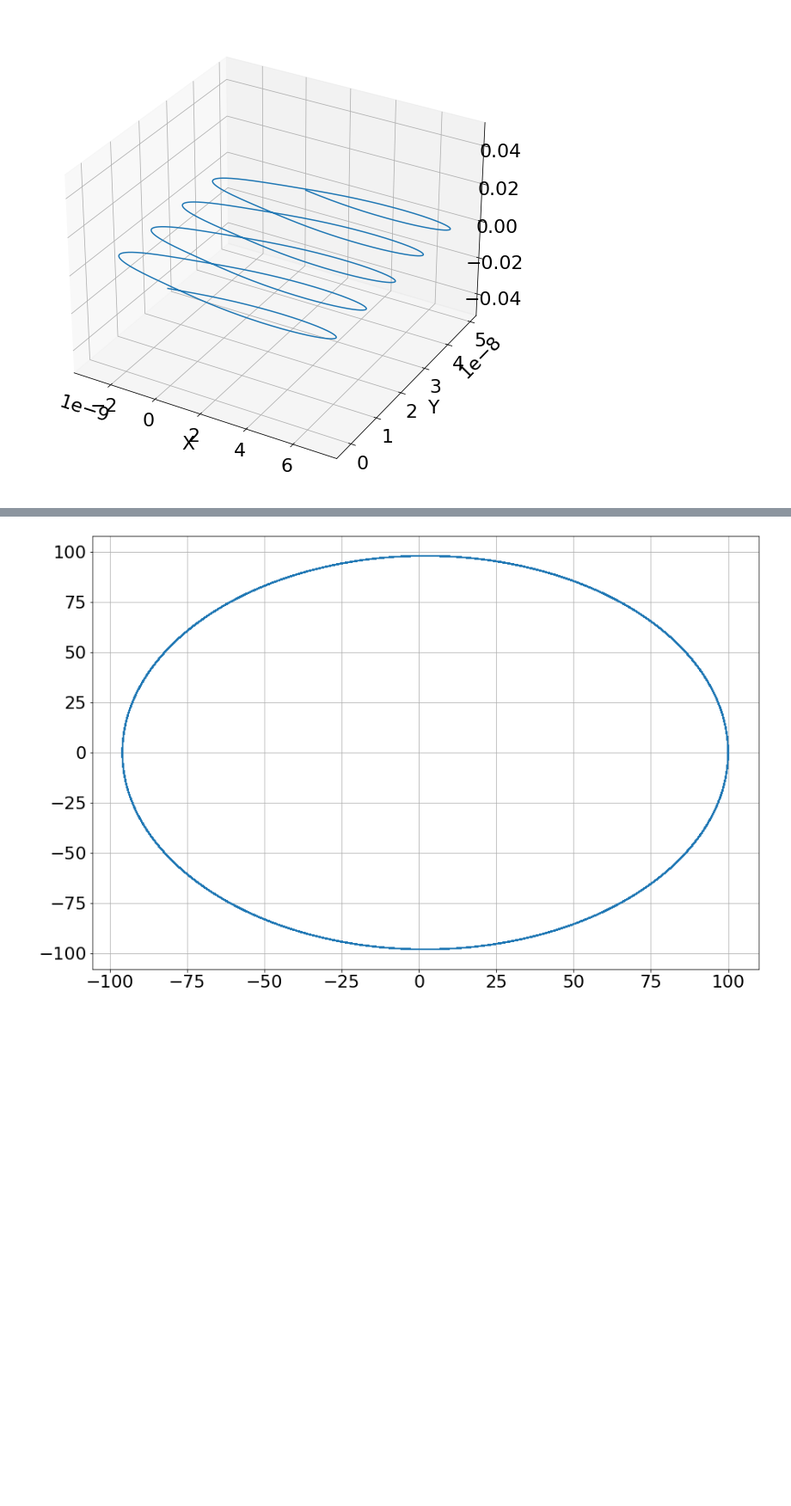
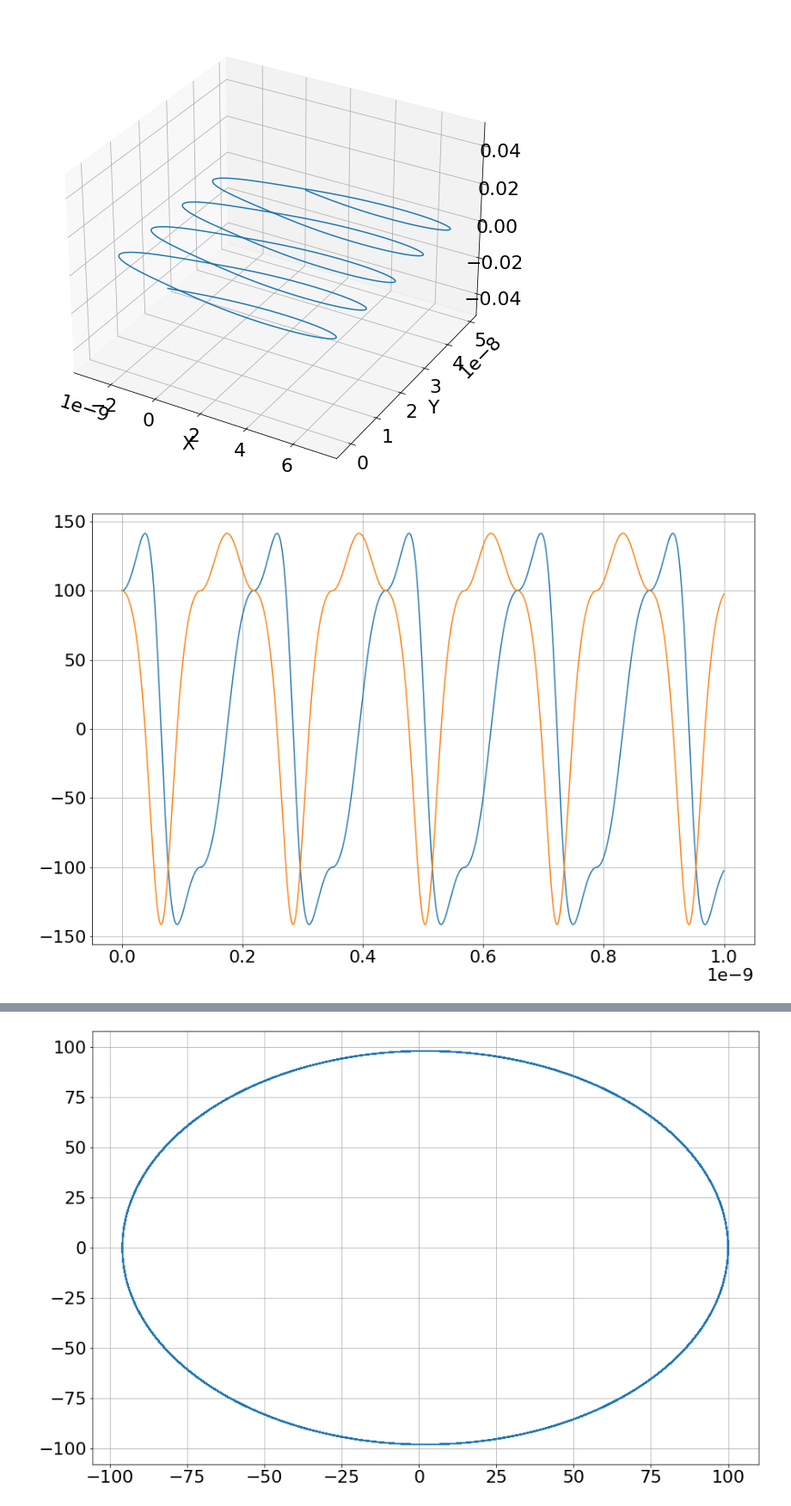
Before and after one commit to gregorycorcoran/Python-Notebooks, a Jupyter notebook: Computational Lab.ipynb, the cells around one changed output, grey strips where cells are left out. Shown at 86% size. Cells and saved outputs as stored; diff of their text form; code cells hidden in the pictures; blank space fills up the shorter version.

```diff
--- a/Computational Lab.ipynb
+++ b/Computational Lab.ipynb
@@ -259,9 +281,9 @@ plt.grid(True)
 (4, 1000000)
 [figure]
 # %%
-ans15=EOM3([-5,0,0],[100,100,0],1.60217663e-19,1.67262192e-27,1e+6,1e-15,vel=False)
-print(np.shape(ans15))
-plt.plot(ans15[0],ans15[1])
+ans16=EOM3([-5,0,0],[100,100,0],1.60217663e-19,1.67262192e-27,1e+7,1e-16,vel=False)
+print(np.shape(ans16))
+plt.plot(ans16[0],ans16[1])
 plt.xlabel('X')
 plt.ylabel('Y')
 plt.grid(True)
@@ -276,3 +298,9 @@ plt.ylabel('Y')
 # %% [output]
 Text(0.5, 0, 'Y')
 [figure]
+# %%
+plt.plot(ans15[3],ans15[0])
+plt.plot(ans15[3],ans15[1])
+plt.grid(True)
+# %% [output]
+[figure, added]
```
Also changed, not shown: parts of 9 cells of this notebook.
